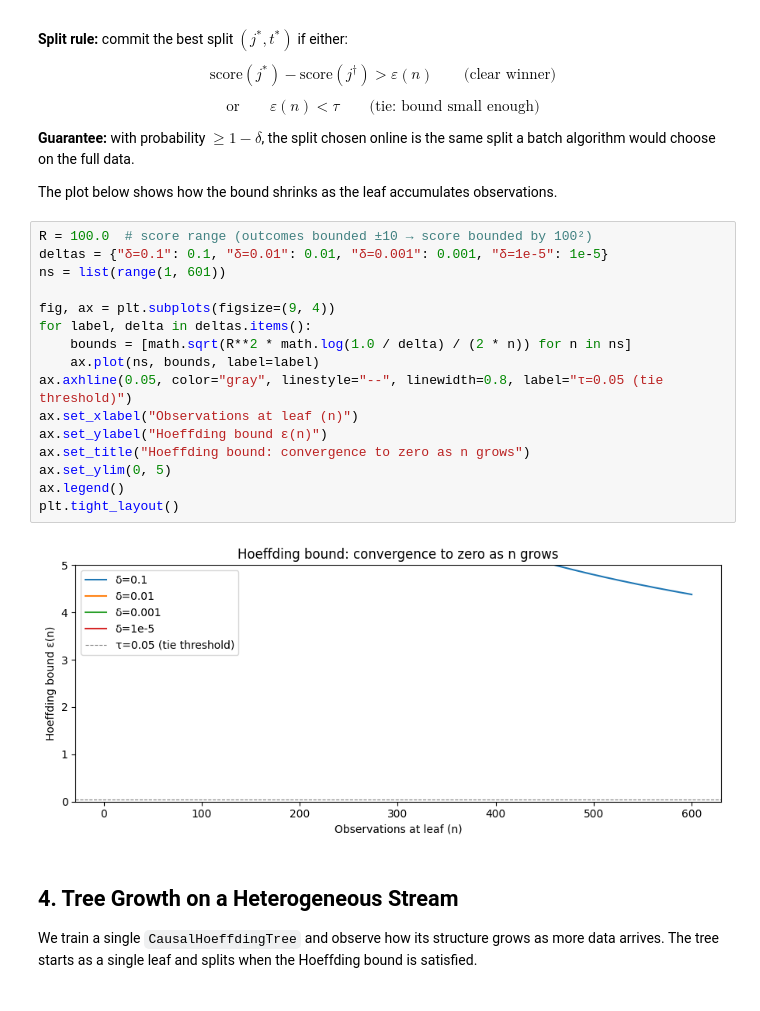
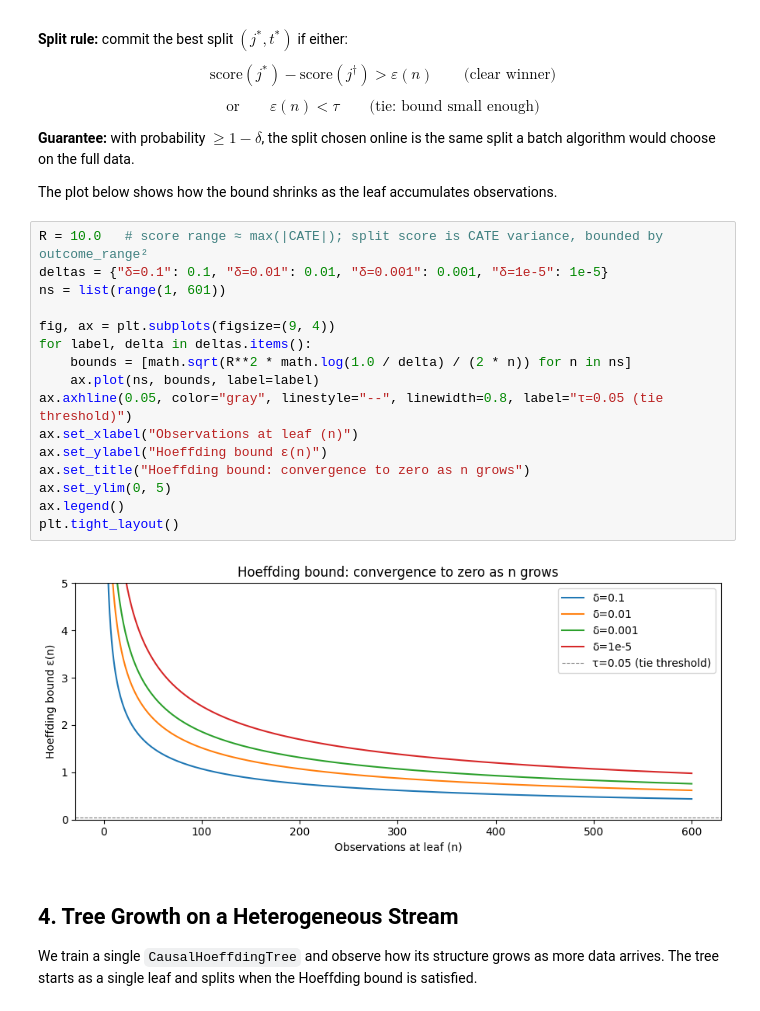
Before and after one commit to athammad/onlinecml, a Jupyter notebook: docs/examples/12_causal_tree_forest.ipynb, the cells around one changed output. Drawn from its saved outputs; the diff is of its cells as text.

```diff
--- a/docs/examples/12_causal_tree_forest.ipynb
+++ b/docs/examples/12_causal_tree_forest.ipynb
@@ -100,23 +100,23 @@ same split a batch algorithm would choose on the full data.
 
 The plot below shows how the bound shrinks as the leaf accumulates observations.
 # %%
-R = 100.0  # score range (outcomes bounded ±10 → score bounded by 100²)
+R = 10.0   # score range ≈ max(|CATE|); split score is CATE variance, bounded by outcome_range²
 deltas = {"δ=0.1": 0.1, "δ=0.01": 0.01, "δ=0.001": 0.001, "δ=1e-5": 1e-5}
 ns = list(range(1, 601))
 
 fig, ax = plt.subplots(figsize=(9, 4))
 for label, delta in deltas.items():
     bounds = [math.sqrt(R**2 * math.log(1.0 / delta) / (2 * n)) for n in ns]
     ax.plot(ns, bounds, label=label)
 ax.axhline(0.05, color="gray", linestyle="--", linewidth=0.8, label="τ=0.05 (tie threshold)")
 ax.set_xlabel("Observations at leaf (n)")
 ax.set_ylabel("Hoeffding bound ε(n)")
 ax.set_title("Hoeffding bound: convergence to zero as n grows")
 ax.set_ylim(0, 5)
 ax.legend()
 plt.tight_layout()
 # %% [output]
-[figure, old version]
+[figure, new version]
 # %% [markdown]
 ## 4. Tree Growth on a Heterogeneous Stream
 
```
Also changed, not shown: parts of 6 cells of this notebook, 3 other files.
